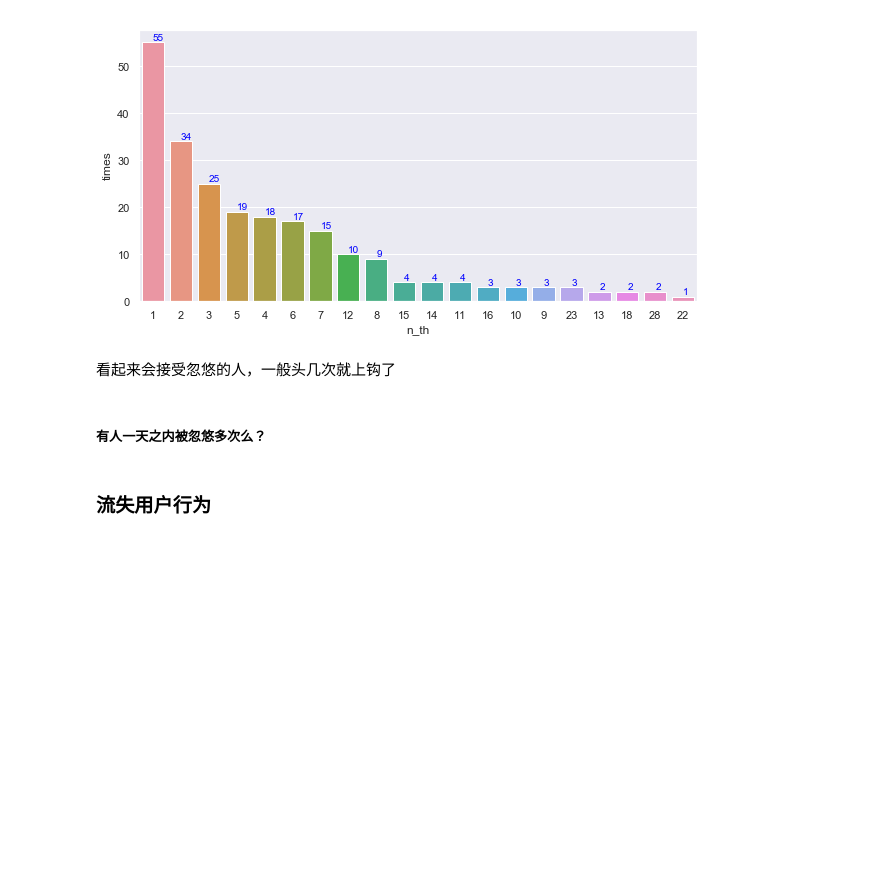
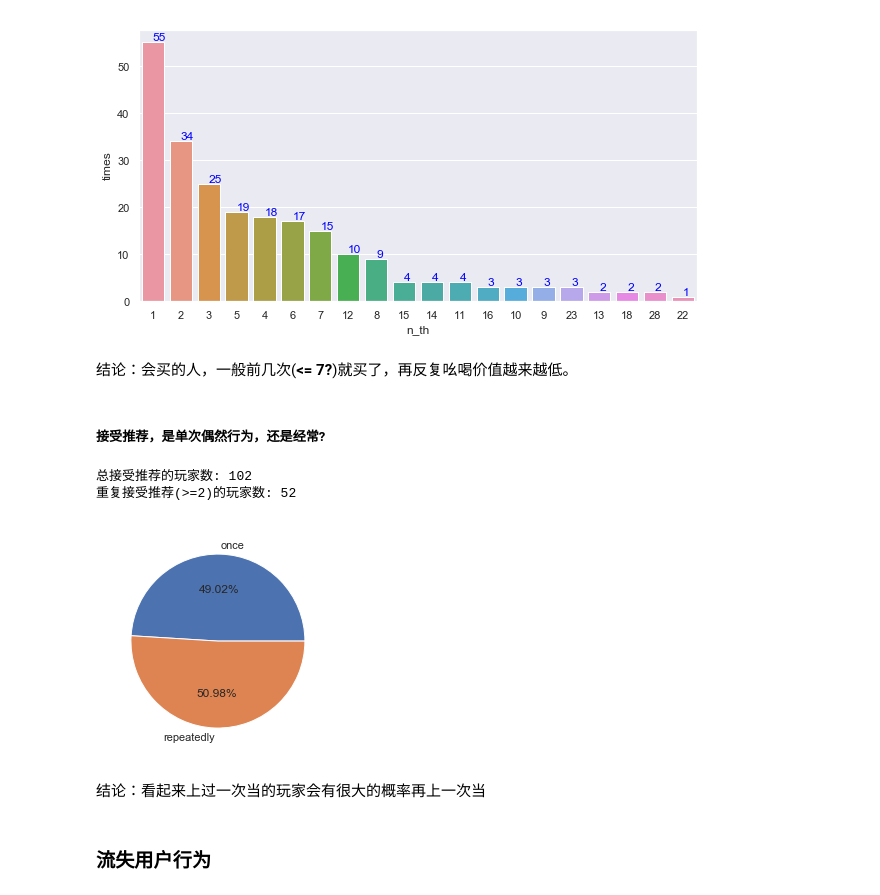
Before and after one commit to GuoQPro/user_operation_analysis, a Jupyter notebook: EOT_USER_OP_RECORD.ipynb, the cells around one changed output. Saved outputs shown, nothing was run; the diff lists cells and outputs as text; code cells hidden in the pictures; blank space fills up the shorter version.

```diff
--- a/EOT_USER_OP_RECORD.ipynb
+++ b/EOT_USER_OP_RECORD.ipynb
@@ -449,7 +452,8 @@ print("推荐礼包界面总出现次数为: {}".format(promotion_ui_times));
 prev_ui_list = {}
 recommendation_index_list = {}
 buy_recommendation_times_list = {}
-def buy_item_from_promotion(ops):
+buy_recommendation_user_list = {}
+def buy_item_from_promotion(ops, user_id):
     pre_ui = None;
     recommendation_index = 0;
     buy_recommendation_times = 0;
@@ -469,6 +473,10 @@ def buy_item_from_promotion(ops):
                         recommendation_index_list[recommendation_index] = 0;
                     recommendation_index_list[recommendation_index] += 1;
                     buy_recommendation_times += 1;
+
+                    if user_id not in buy_recommendation_user_list:
+                        buy_recommendation_user_list[user_id] = 0;
+                    buy_recommendation_user_list[user_id] += 1;
         elif op_type == OP_TYPE_OPEN_UI:
             pre_ui = args[1];
             if args[1] == "FlashRecommendedPackage_t#recommended_package":
@@ -480,7 +488,7 @@ def buy_item_from_promotion(ops):
         buy_recommendation_times_list[buy_recommendation_times] += 1;
     return False;
 
-parsed_data["ops"].apply(lambda x: buy_item_from_promotion(x));
+parsed_data.apply(lambda x: buy_item_from_promotion(x["ops"], x["user_id"]), axis = 1);
 
 pd_buy_chest = pd.DataFrame.from_dict(prev_ui_list, orient = "index", columns = ["times"]).sort_values(by = "times", ascending = False);
 # %%
@@ -503,10 +511,28 @@ axe = sns.barplot(x = "n_th", y = "times", data = pd_recommendation_occuring, or
 da.set_barplot_value(axe, pd_recommendation_occuring["times"], "%d", value_color = 'blue');
 # %% [output]
 [figure]
-# %% [markdown]
-看起来会接受忽悠的人，一般头几次就上钩了
-# %% [markdown]
-##### 有人一天之内被忽悠多次么？
+# %% [markdown]
+结论：会买的人，一般前几次(**<= 7?**)就买了，再反复吆喝价值越来越低。
+# %% [markdown]
+##### 接受推荐，是单次偶然行为，还是经常?
+# %%
+pd_buy_recommendation_user = pd.DataFrame.from_dict(buy_recommendation_user_list, orient = "index", columns = ["times"]);
+pd_buy_recommendation_user = pd_buy_recommendation_user.sort_values(by = "times", ascending = False);
+
+total_buy_recommendation_user_num = pd_buy_recommendation_user["times"].count();
+repeat_buy_recommendation_user_num = pd_buy_recommendation_user.loc[pd_buy_recommendation_user["times"] > 1, "times"].count();
+
+print("总接受推荐的玩家数: {}".format(total_buy_recommendation_user_num));
+print("重复接受推荐(>=2)的玩家数: {}".format(repeat_buy_recommendation_user_num));
+
+plt.pie([total_buy_recommendation_user_num - repeat_buy_recommendation_user_num, repeat_buy_recommendation_user_num],
+        labels = ["once", "repeatedly"], autopct = "%.2f%%");
+# %% [output]
+总接受推荐的玩家数: 102
+重复接受推荐(>=2)的玩家数: 52
+[figure, added]
+# %% [markdown]
+结论：看起来上过一次当的玩家会有很大的概率再上一次当
 # %% [markdown]
 ### 流失用户行为
 # %% [markdown]
```
Also changed, not shown: parts of 13 cells of this notebook.
